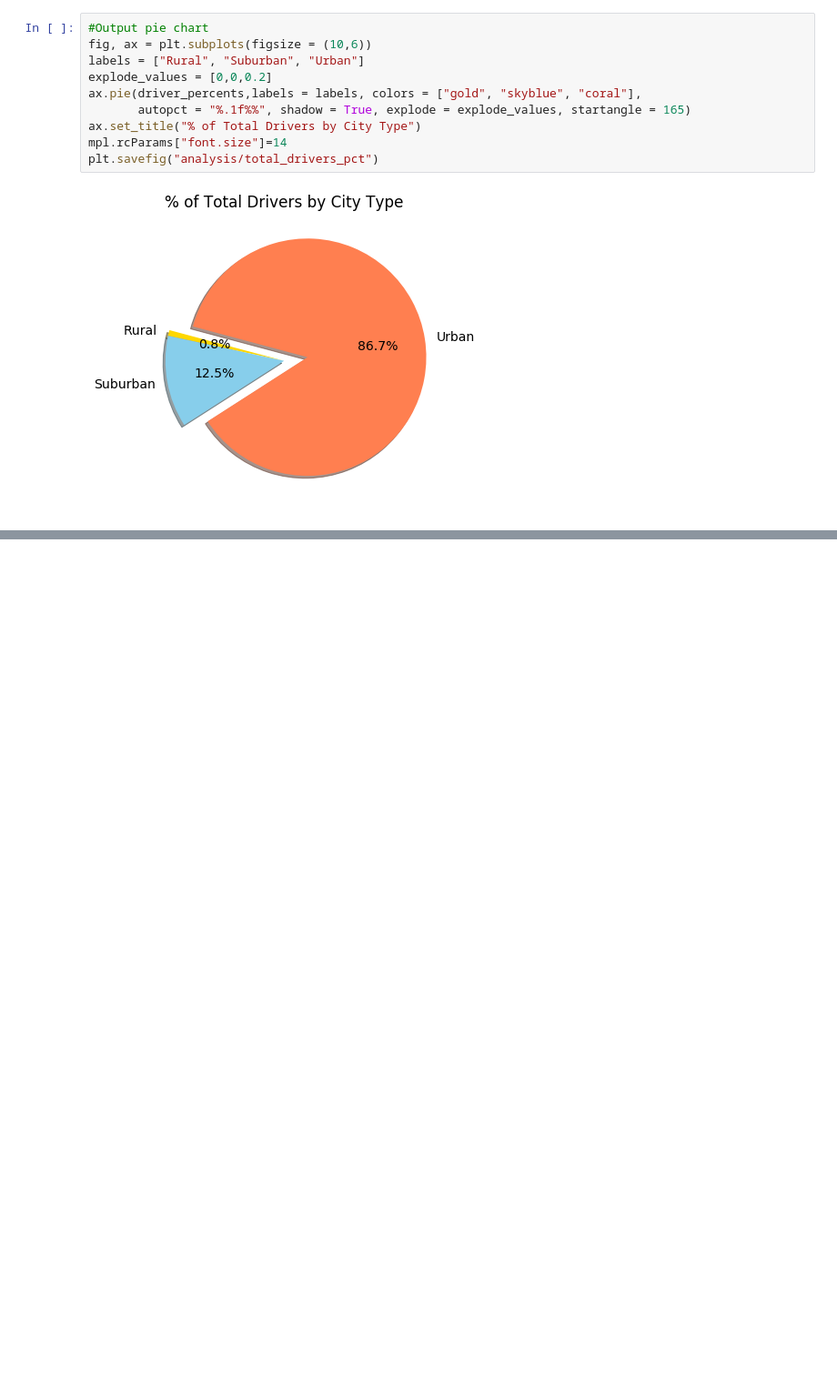
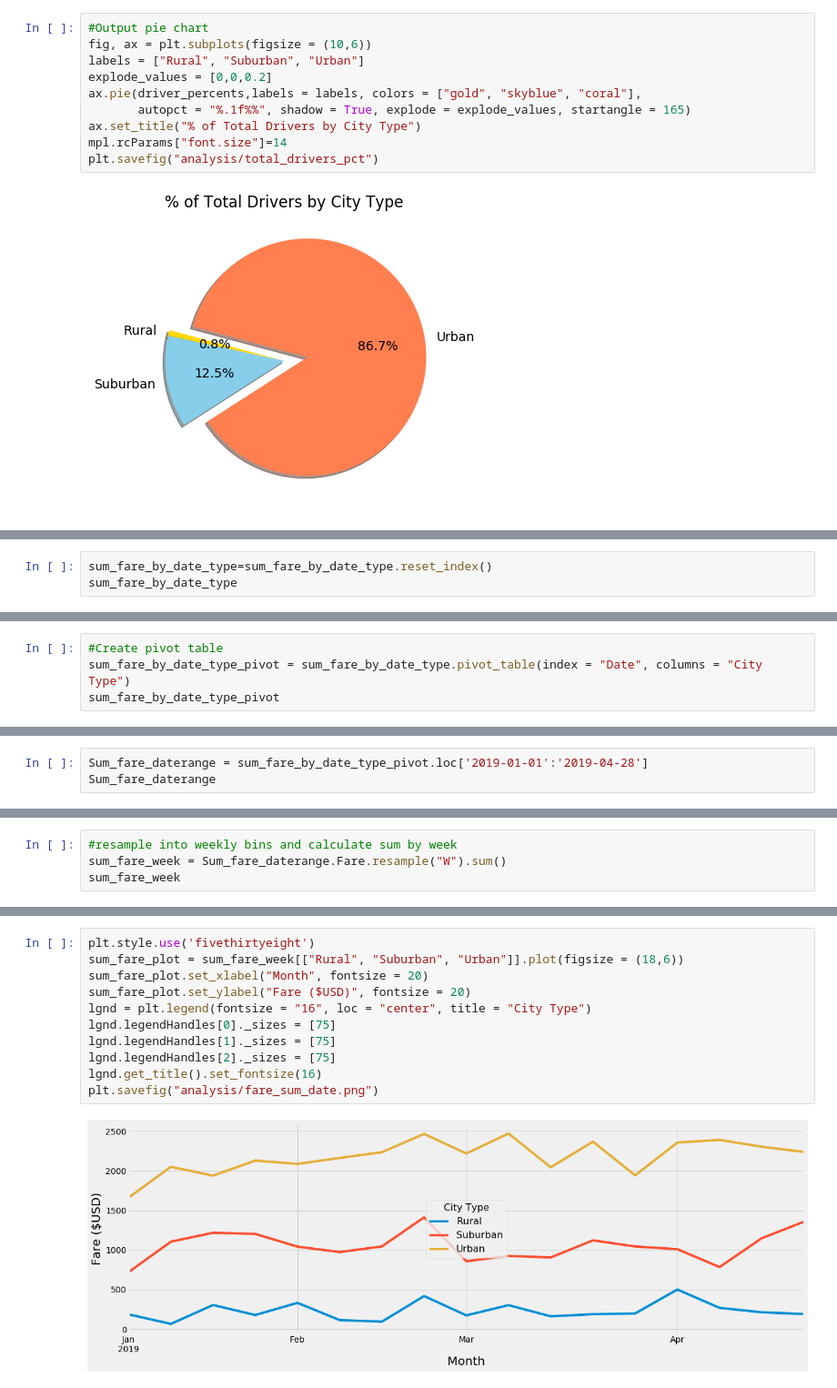
Before and after one commit to pegkhiev/PyBer_Analysis, a Jupyter notebook: PyBer_Analysis.ipynb, the cells around one changed output, grey strips where cells are left out. Shown: that part at 91% size. Saved outputs shown, nothing was run; the diff lists cells and outputs as text; blank space fills up the shorter version.

```diff
--- a/PyBer_Analysis.ipynb
+++ b/PyBer_Analysis.ipynb
@@ -758,0 +939,3 @@ plt.savefig("analysis/total_drivers_pct")
+# %%
+sum_fare_by_date_type=sum_fare_by_date_type.reset_index()
+sum_fare_by_date_type
@@ -758,0 +967,4 @@ plt.savefig("analysis/total_drivers_pct")
+# %%
+#Create pivot table
+sum_fare_by_date_type_pivot = sum_fare_by_date_type.pivot_table(index = "Date", columns = "City Type")
+sum_fare_by_date_type_pivot
@@ -758,0 +999,3 @@ plt.savefig("analysis/total_drivers_pct")
+# %%
+Sum_fare_daterange = sum_fare_by_date_type_pivot.loc['2019-01-01':'2019-04-28']
+Sum_fare_daterange
@@ -758,0 +1018,4 @@ plt.savefig("analysis/total_drivers_pct")
+# %%
+#resample into weekly bins and calculate sum by week
+sum_fare_week = Sum_fare_daterange.Fare.resample("W").sum()
+sum_fare_week
@@ -758,0 +1042,13 @@ plt.savefig("analysis/total_drivers_pct")
+# %%
+plt.style.use('fivethirtyeight')
+sum_fare_plot = sum_fare_week[["Rural", "Suburban", "Urban"]].plot(figsize = (18,6))
+sum_fare_plot.set_xlabel("Month", fontsize = 20)
+sum_fare_plot.set_ylabel("Fare ($USD)", fontsize = 20)
+lgnd = plt.legend(fontsize = "16", loc = "center", title = "City Type")
+lgnd.legendHandles[0]._sizes = [75]
+lgnd.legendHandles[1]._sizes = [75]
+lgnd.legendHandles[2]._sizes = [75]
+lgnd.get_title().set_fontsize(16)
+plt.savefig("analysis/fare_sum_date.png")
+# %% [output]
+[figure, added]
```
Also changed, not shown: parts of 20 cells of this notebook, 2 other files.
